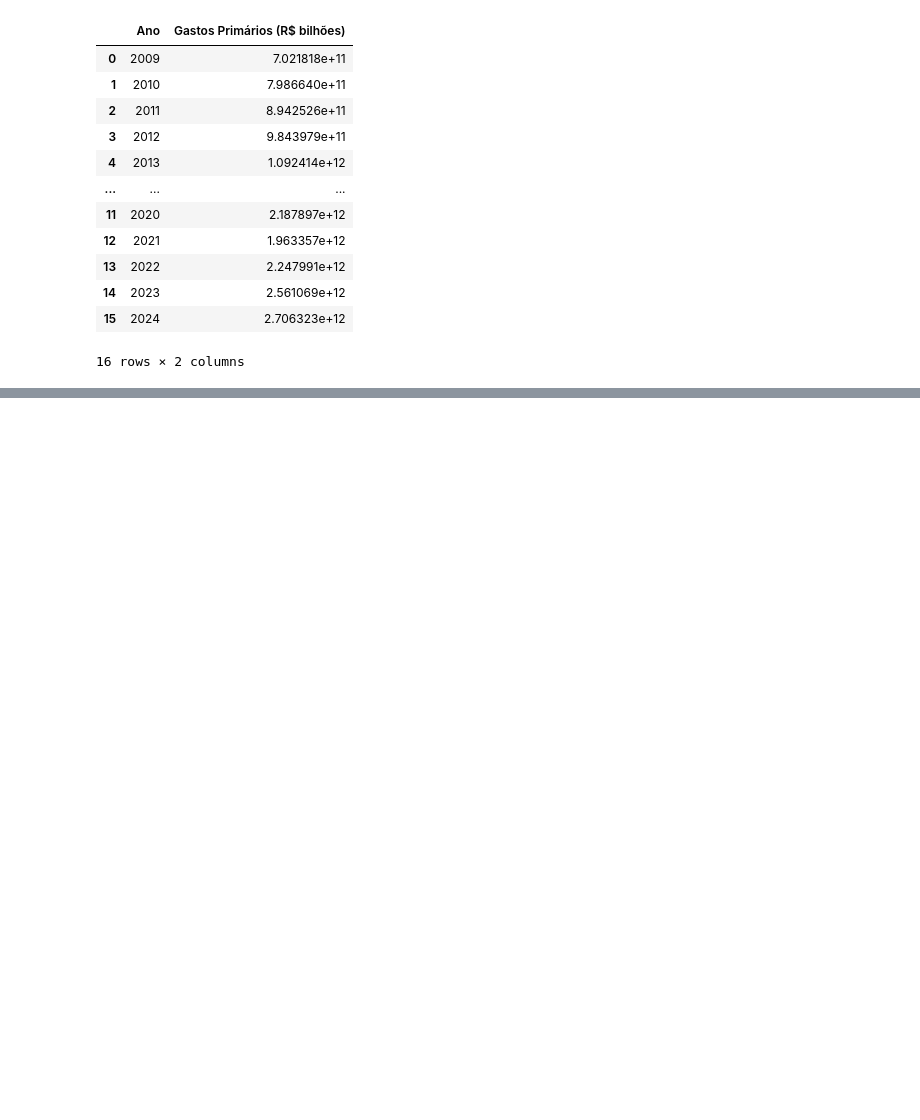
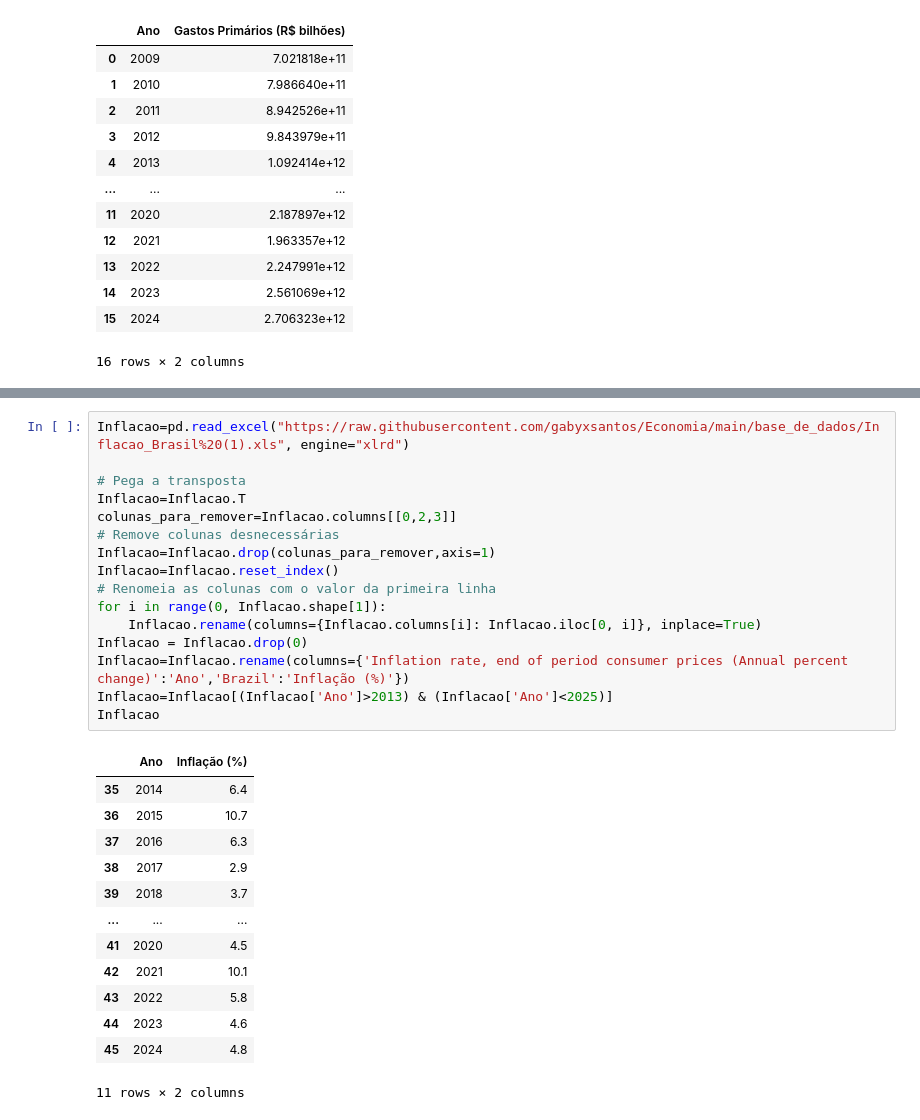
Before and after one commit to gabyxsantos/Economia, a Jupyter notebook: trabalho_pt2.ipynb, the cells around one changed output, grey strips where cells are left out. Saved outputs shown, nothing was run; the diff lists cells and outputs as text; blank space fills up the shorter version.

```diff
--- a/trabalho_pt2.ipynb
+++ b/trabalho_pt2.ipynb
@@ -170,0 +200,30 @@ gastos_por_ano
+# %%
+Inflacao=pd.read_excel("https://raw.githubusercontent.com/gabyxsantos/Economia/main/base_de_dados/Inflacao_Brasil%20(1).xls", engine="xlrd")
+
+# Pega a transposta
+Inflacao=Inflacao.T
+colunas_para_remover=Inflacao.columns[[0,2,3]]
+# Remove colunas desnecessárias
+Inflacao=Inflacao.drop(colunas_para_remover,axis=1)
+Inflacao=Inflacao.reset_index()
+# Renomeia as colunas com o valor da primeira linha
+for i in range(0, Inflacao.shape[1]):
+    Inflacao.rename(columns={Inflacao.columns[i]: Inflacao.iloc[0, i]}, inplace=True)
+Inflacao = Inflacao.drop(0)
+Inflacao=Inflacao.rename(columns={'Inflation rate, end of period consumer prices (Annual percent change)':'Ano','Brazil':'Inflação (%)'})
+Inflacao=Inflacao[(Inflacao['Ano']>2013) & (Inflacao['Ano']<2025)]
+Inflacao
+# %% [output]
+|  | Ano | Inflação (%) |
+| 35 | 2014 | 6.4 |
+| 36 | 2015 | 10.7 |
+| 37 | 2016 | 6.3 |
+| 38 | 2017 | 2.9 |
+| 39 | 2018 | 3.7 |
+| ... | ... | ... |
+| 41 | 2020 | 4.5 |
+| 42 | 2021 | 10.1 |
+| 43 | 2022 | 5.8 |
+| 44 | 2023 | 4.6 |
+| 45 | 2024 | 4.8 |
+11 rows × 2 columns
```
Also changed, not shown: parts of 1 cell of this notebook.
